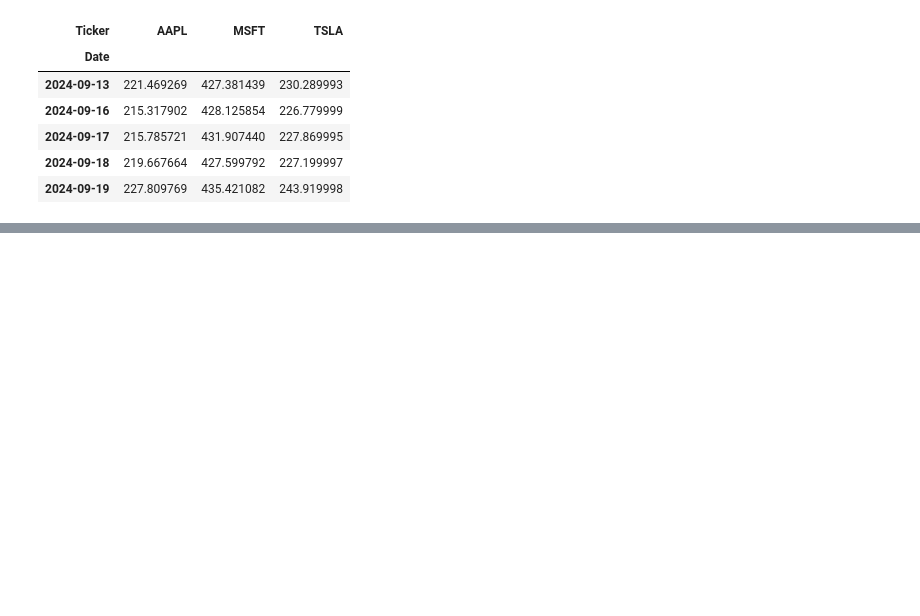
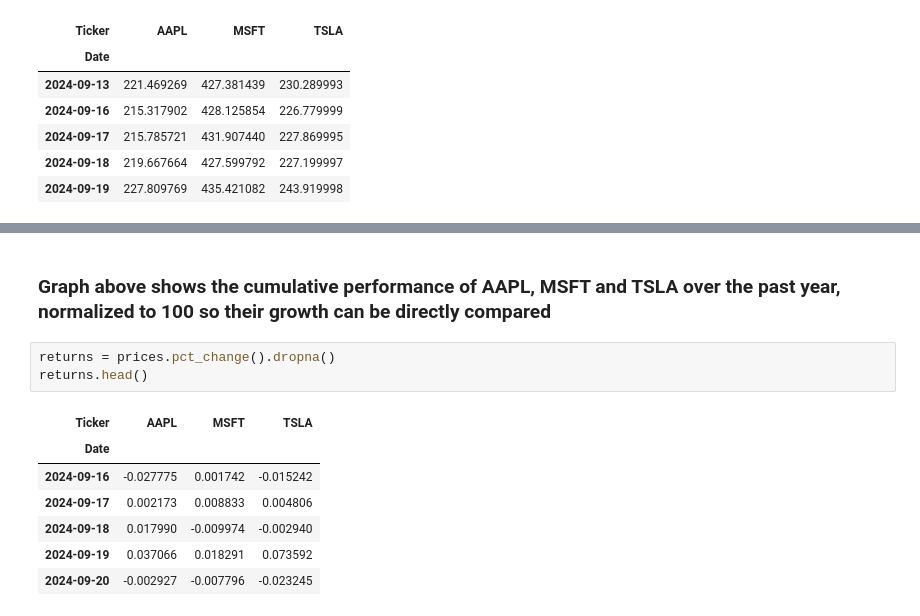
Before and after one commit to dgrabo/stock-market-anaytics, a Jupyter notebook: multi_stock_analysis.ipynb, the cells around one changed output, grey strips where cells are left out. Drawn from its saved outputs; the diff is of its cells as text; blank space fills up the shorter version.

```diff
--- a/multi_stock_analysis.ipynb
+++ b/multi_stock_analysis.ipynb
@@ -34,0 +60,13 @@ prices.head()
+# %% [markdown]
+### Graph above shows the cumulative performance of AAPL, MSFT and TSLA over the past year, normalized to 100 so their growth can be directly compared
+# %%
+returns = prices.pct_change().dropna()
+returns.head()
+# %% [output]
+| Ticker | AAPL | MSFT | TSLA |
+| Date |  |  |  |
+| 2024-09-16 | -0.027775 | 0.001742 | -0.015242 |
+| 2024-09-17 | 0.002173 | 0.008833 | 0.004806 |
+| 2024-09-18 | 0.017990 | -0.009974 | -0.002940 |
+| 2024-09-19 | 0.037066 | 0.018291 | 0.073592 |
+| 2024-09-20 | -0.002927 | -0.007796 | -0.023245 |
```
Also changed, not shown: parts of 5 cells of this notebook.
